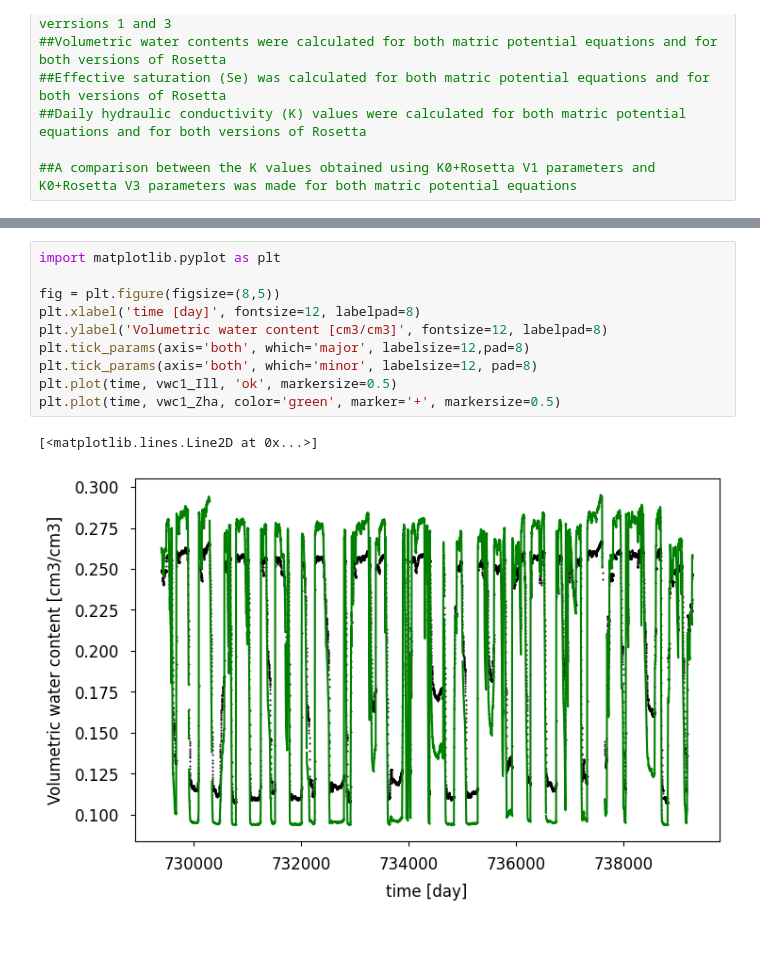
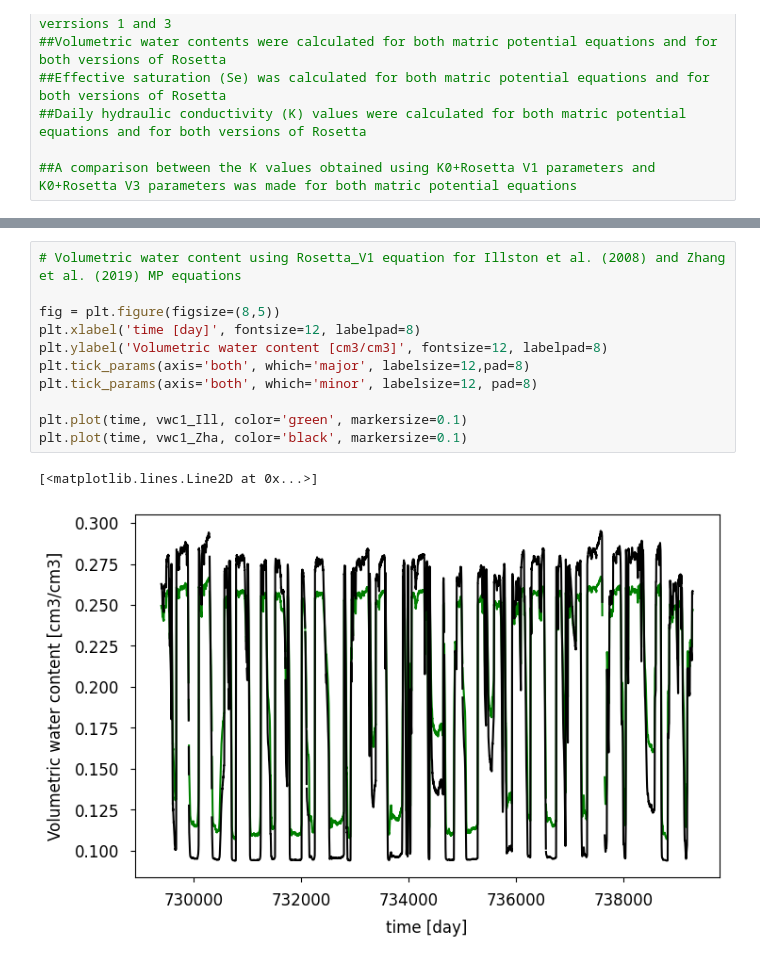
Before and after one commit to MarkBarbadillo/Rosetta-Soilhydraulicconductivity, a Jupyter notebook: Rosetta/Mab_Spc_project.ipynb, the cells around one changed output, grey strips where cells are left out. Drawn from its saved outputs; the diff is of its cells as text.

```diff
--- a/Rosetta/Mab_Spc_project.ipynb
+++ b/Rosetta/Mab_Spc_project.ipynb
@@ -206,14 +244,15 @@ plt.plot(time, K_Se3_Zha, color='red', marker='+', markersize=0.5)
 # %%
-import matplotlib.pyplot as plt
+# Volumetric water content using Rosetta_V1 equation for Illston et al. (2008) and Zhang et al. (2019) MP equations
 
 fig = plt.figure(figsize=(8,5))
 plt.xlabel('time [day]', fontsize=12, labelpad=8)
 plt.ylabel('Volumetric water content [cm3/cm3]', fontsize=12, labelpad=8)
 plt.tick_params(axis='both', which='major', labelsize=12,pad=8)
 plt.tick_params(axis='both', which='minor', labelsize=12, pad=8)
-plt.plot(time, vwc1_Ill, 'ok', markersize=0.5)
-plt.plot(time, vwc1_Zha, color='green', marker='+', markersize=0.5)
+
+plt.plot(time, vwc1_Ill, color='green', markersize=0.1)
+plt.plot(time, vwc1_Zha, color='black', markersize=0.1)
 # %% [output]
 [<matplotlib.lines.Line2D at 0x...>]
-[figure, old version]
+[figure, new version]
 # %%
```
Also changed, not shown: parts of 15 cells of this notebook, 1 other file.
